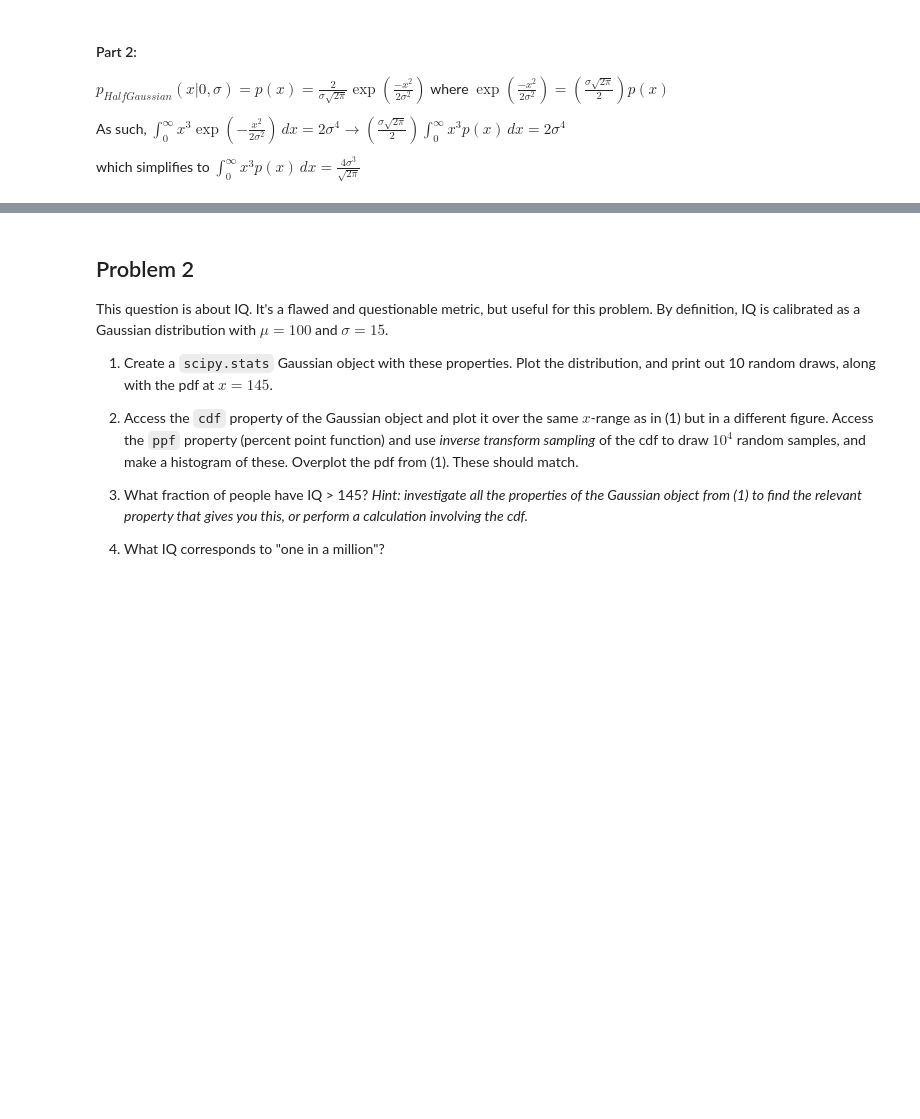
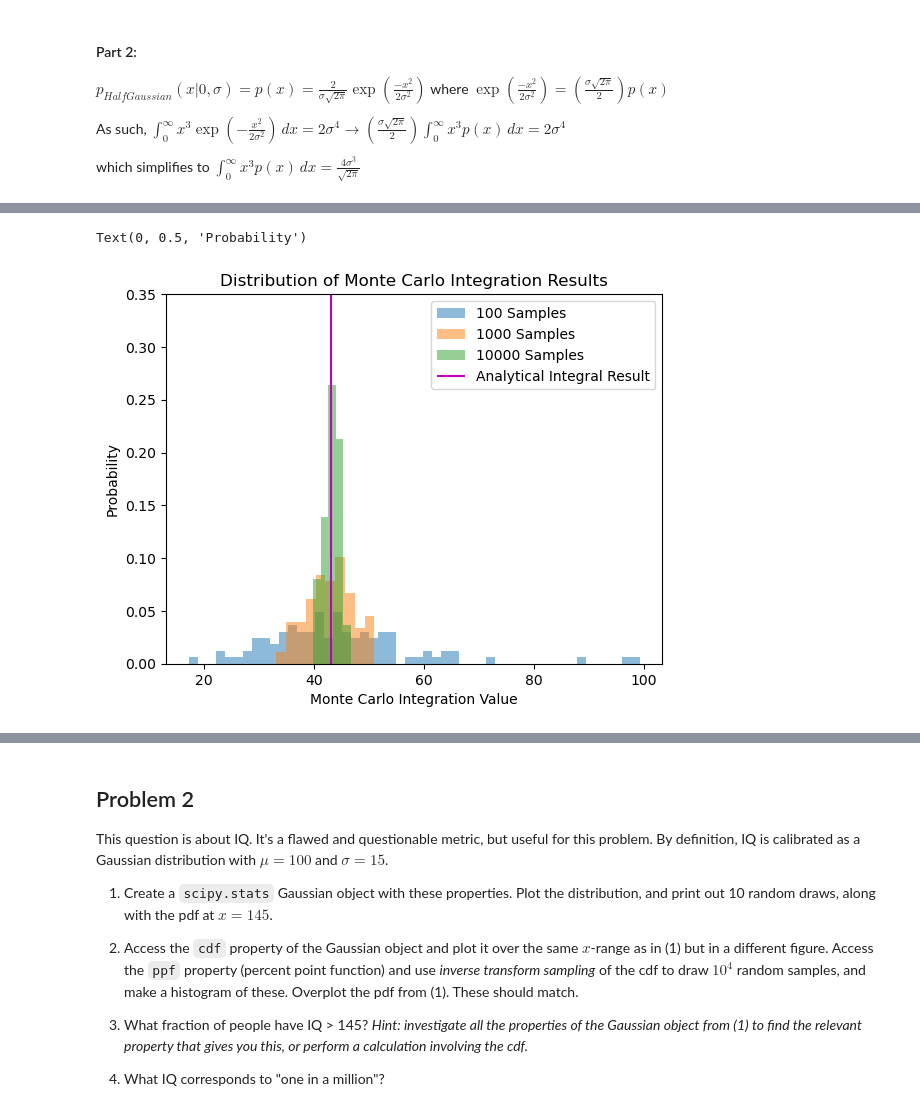
Before and after one commit to VanderbiltAstronomy/astr_8070_s24, a Jupyter notebook: coursework/student_folders/Ryan_Nowicki/vu_astr8070_s24_hw2_RyanNowicki.ipynb, the cells around one changed output, grey strips where cells are left out. Drawn from its saved outputs; the diff is of its cells as text; code cells hidden in the pictures; blank space fills up the shorter version.

```diff
--- a/coursework/student_folders/Ryan_Nowicki/vu_astr8070_s24_hw2_RyanNowicki.ipynb
+++ b/coursework/student_folders/Ryan_Nowicki/vu_astr8070_s24_hw2_RyanNowicki.ipynb
@@ -93,0 +83,26 @@ distUnif2 = Unif.rvs(len(halfGauss2))
+# %%
+#Part 4
+N2 = [100,1000,10000]
+sigma = 3
+Gauss = stats.norm(0,3)
+Unif = stats.uniform(0,10)
+actual = 4*sigma**3 / np.sqrt(2*np.pi)
+
+N_tests = [[],[],[]]
+for i in range(0,3):
+    for j in range(0,100):
+        distGauss = Gauss.rvs(N2[i])
+        mask = 0.0<distGauss
+        halfGauss = distGauss[mask]
+        distUnif = Unif.rvs(len(halfGauss))
+
+        int_mc = (1/len(halfGauss))*np.sum(halfGauss**3)
+        N_tests[i].append(int_mc)#, axis=0)
+        #print('yes')
+    print(N2[i])#,N_tests,actual)
+
+print('For N=100',N_tests[0])
+print('---------')
+print('For N=1000',N_tests[1])
+print('---------')
+print('For N=10000',N_tests[2])
@@ -93,0 +118,14 @@ distUnif2 = Unif.rvs(len(halfGauss2))
+# %%
+#plotting the distribution of monte carlo integration resuts at different N values
+plt.hist(N_tests[0],bins=50,alpha=0.5,density=True, label='100 Samples');
+plt.hist(N_tests[1],bins=10,alpha=0.5,density=True, label='1000 Samples');
+plt.hist(N_tests[2],bins=5,alpha=0.5,density=True, label='10000 Samples');
+plt.vlines(actual,0,0.35, color='m', label='Analytical Integral Result')
+plt.ylim(0,0.35)
+plt.legend()
+plt.title('Distribution of Monte Carlo Integration Results')
+plt.xlabel('Monte Carlo Integration Value')
+plt.ylabel('Probability')
+# %% [output]
+Text(0, 0.5, 'Probability')
+[figure, added]
```
Also changed, not shown: parts of 7 cells of this notebook.
